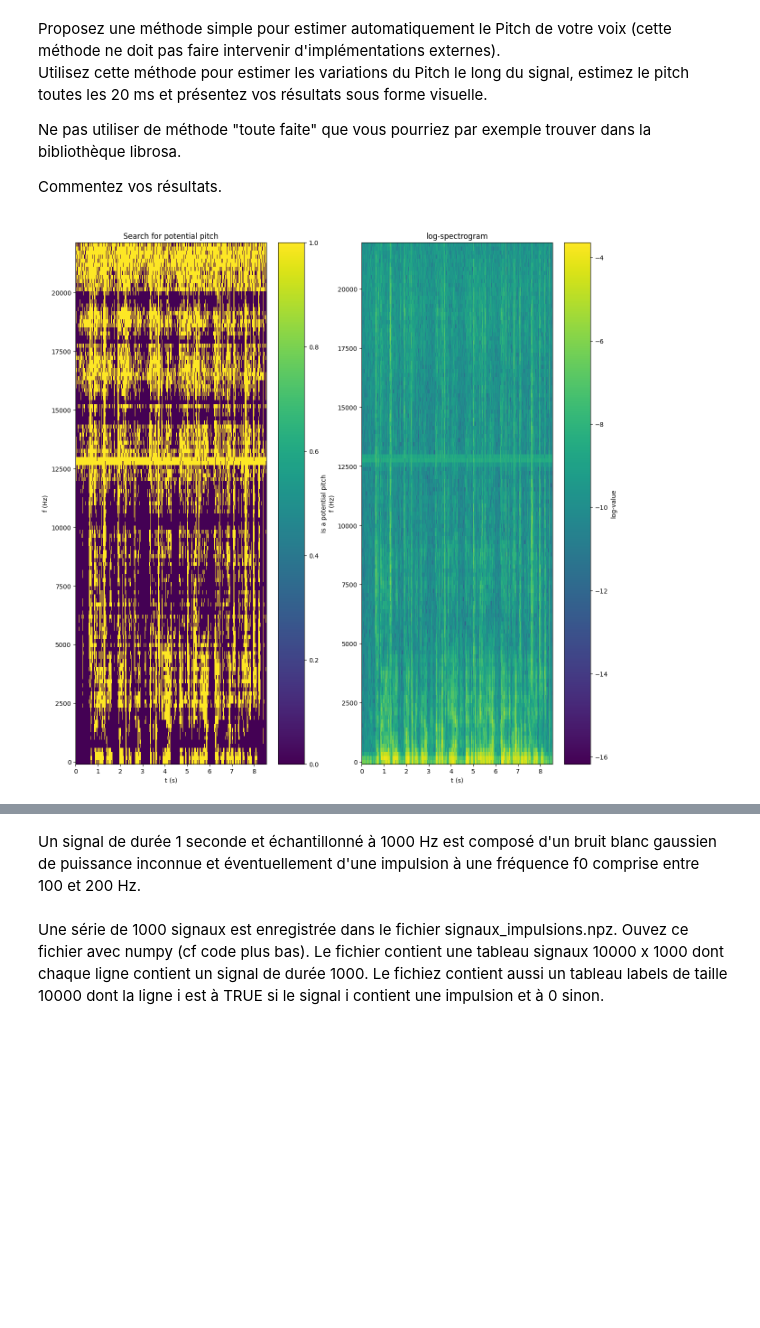
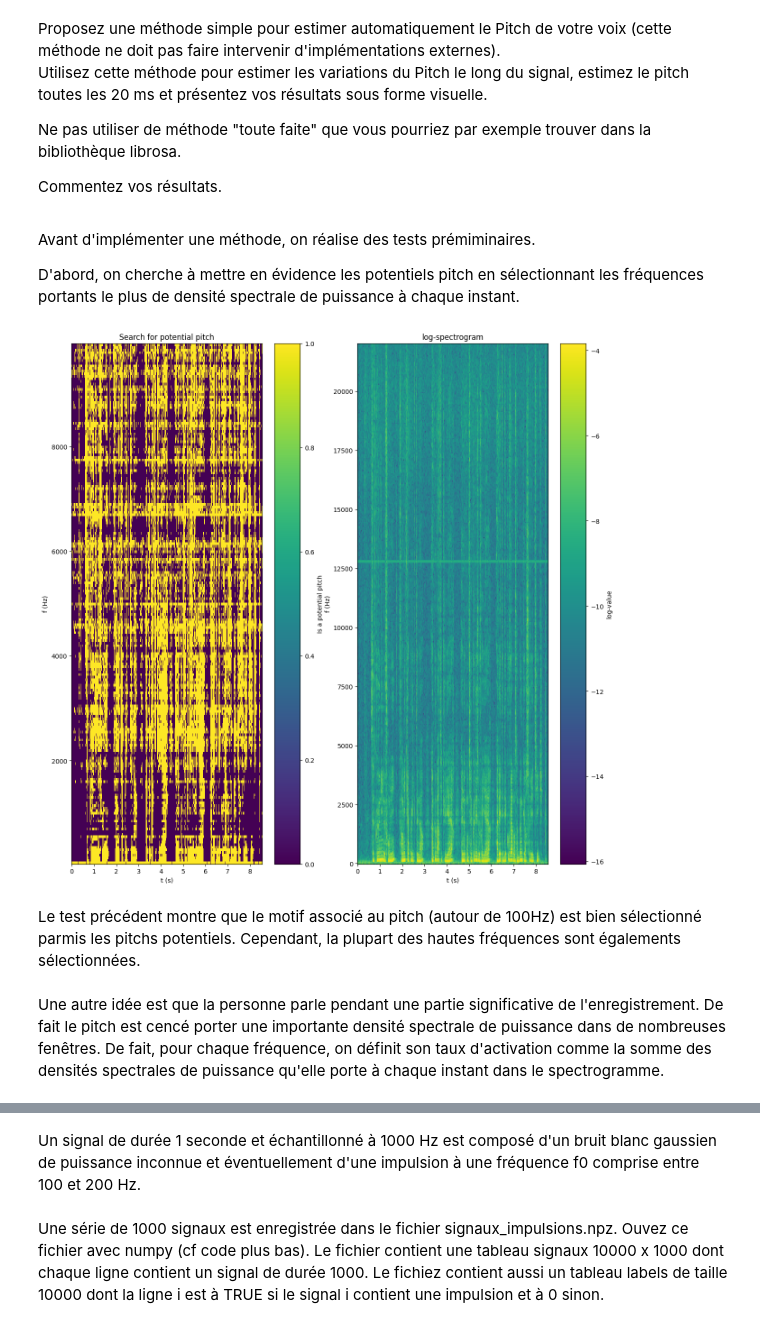
Before and after one commit to TheoBSG/MVA_signal, a Jupyter notebook: TP1/dlts-tp1.ipynb, the cells around one changed output, grey strips where cells are left out. Drawn from its saved outputs; the diff is of its cells as text; code cells hidden in the pictures; blank space fills up the shorter version.

```diff
--- a/TP1/dlts-tp1.ipynb
+++ b/TP1/dlts-tp1.ipynb
@@ -78,8 +115,8 @@ def compute_spectrogram(signal              :   np.ndarray,
 
     frequencies, time, short_time_fourier_transform = scipy.signal.stft(signal,
                                                                         fs = sampling_frequency,
-                                                                        #nperseg = window_sample_size,
-                                                                        #nfft = window_sample_size,
+                                                                        nperseg = window_sample_size,
+                                                                        # nfft = window_sample_size,
                                                                         )
 
     # The spectrogram is defined as the squared module of the short time fourier transform
@@ -88,7 +125,7 @@ def compute_spectrogram(signal              :   np.ndarray,
     return frequencies, time, spectrogram
 
 def plot_spectrogram(signal                 :   np.ndarray,
-                     window_time_size     :   float,
+                     window_time_size       :   float,
                      sampling_frequency     :   float,
                      log                    :   bool        =   False,
                      frequency_upper_bound  :   float       =   None) -> None:
@@ -146,6 +186,10 @@ Ne pas utiliser de méthode "toute faite" que vous pourriez par exemple trouver
 
 Commentez vos résultats.
     </div>
+# %% [markdown]
+Avant d'implémenter une méthode, on réalise des tests prémiminaires.
+
+D'abord, on cherche à mettre en évidence les potentiels pitch en sélectionnant les fréquences portants le plus de densité spectrale de puissance à chaque instant.
 # %%
 # Test : the pitch is supposed to cary the most power
 # -> Does not work in practice ( due to unusual values from the mean of measure ??)
@@ -156,37 +200,52 @@ Commentez vos résultats.
 frequencies, time, spectrogram = compute_spectrogram(signal=amplitude,
                                                      window_time_size=window_time_size,
                                                      sampling_frequency=sampling_frequency)
+
+frequency_lower_bound = 1
+frequency_upper_bound = 10000
+
+# Filter the
+N = len(frequencies)
+frequencies = frequencies[(frequency_lower_bound<frequencies)]
+spectrogram = spectrogram[N - len(frequencies):,:]
+frequencies = frequencies[(frequencies<frequency_upper_bound)]
+spectrogram = spectrogram[:len(frequencies),:]
+
 
 log_spectrogram = np.log10(spectrogram)
 
 # Get the max spd at each time_steps
 tolerance = 0.5
 max_log_DSP_windowize = np.max(log_spectrogram,
                                axis = 1)
 max_log_DSP_windowize = np.transpose(np.array([max_log_DSP_windowize for i in range(log_spectrogram.shape[1])]))
 
 # Get all the potential pitch at each time steps
 # The pitch is supposed to carry some significant power so it is likely that it has a power that is near the max
 frequency_in_max_spd = log_spectrogram.copy()
 frequency_in_max_spd[frequency_in_max_spd<(max_log_DSP_windowize + tolerance*max_log_DSP_windowize)]     = 0
 frequency_in_max_spd[~(frequency_in_max_spd==0)]  = 1
 
 
 plt.figure(figsize = (15, 15))                  # Better to have a bigger height than risk loosing info by cutting at a frequency that is too low
 plt.subplot(121)
 plt.pcolor(time, frequencies, frequency_in_max_spd)
 plt.title('Search for potential pitch')
 plt.xlabel('t (s)')
 plt.ylabel('f (Hz)')
 plt.colorbar(label = 'Is a potential pitch')
 plt.subplot(122)
 plot_spectrogram(signal             =   amplitude,
                  window_time_size   =   window_time_size,
                  sampling_frequency =   sampling_frequency,
                  log                =   True)
 plt.show()
 # %% [output]
-[figure, old version]
+[figure, new version]
+# %% [markdown]
+Le test précédent montre que le motif associé au pitch (autour de 100Hz) est bien sélectionné parmis les pitchs potentiels. Cependant, la plupart des hautes fréquences sont égalements sélectionnées.
+# %% [markdown]
+Une autre idée est que la personne parle pendant une partie significative de l'enregistrement. De fait le pitch est cencé porter une importante densité spectrale de puissance dans de nombreuses fenêtres. De fait, pour chaque fréquence, on définit son taux d'activation comme la somme des densités spectrales de puissance qu'elle porte à chaque instant dans le spectrogramme.
 # %%
 # Idea : The person is speaking through most of the audio and its pitch is not supposed to change overtime
 # Thus the pitch has to "active" (i.e in the max of the spd) at most time steps
```
Also changed, not shown: parts of 37 cells of this notebook.
